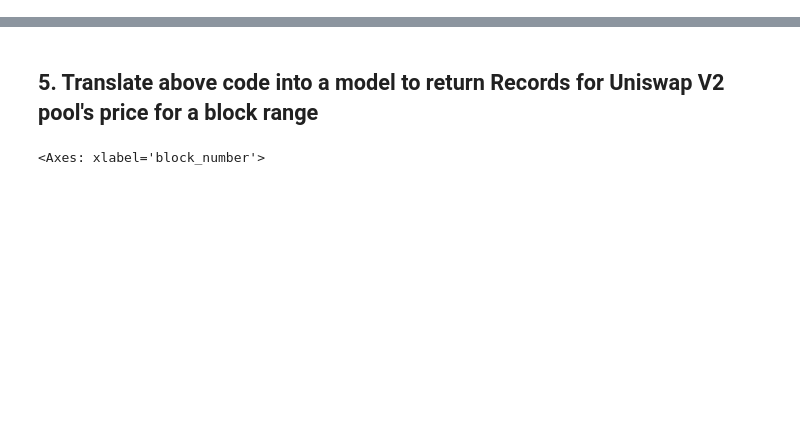
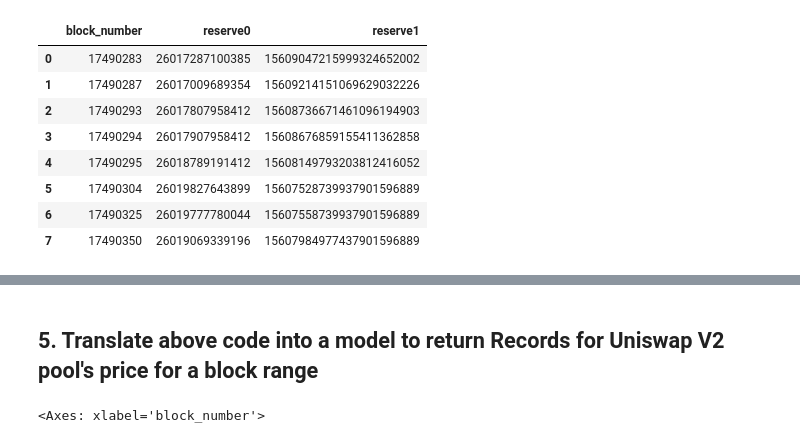
Before and after one commit to credmark/credmark-models-notebook, a Jupyter notebook: workshop/price_more.ipynb, the cells around one changed output, grey strips where cells are left out. Drawn from its saved outputs; the diff is of its cells as text; code cells hidden in the pictures; blank space fills up the shorter version.

```diff
--- a/workshop/price_more.ipynb
+++ b/workshop/price_more.ipynb
@@ -37,3 +38,15 @@ class UniswapV2Reserve(Model):
 # We can save this as a file in the models/ directory of credmark-models-py to load it
 # Here we directly load it from the definition, with this way, it can only be used in this notebook.
 context.add_model(UniswapV2Reserve)
+# %%
+eth_usdc_pool = Contract('0xB4e16d0168e52d35CaCD2c6185b44281Ec28C9Dc')
+
+token0_addr = eth_usdc_pool.functions.token0().call()
+token1_addr = eth_usdc_pool.functions.token1().call()
+
+# The addresses of two tokens
+print((token0_addr, token1_addr))
+
+# Know what these tokens are actually are
+token0 = Token(token0_addr)
+token1 = Token(token1_addr)
@@ -39,0 +55,32 @@ context.add_model(UniswapV2Reserve)
+# %%
+# Our ETL process could lag from the current block number, we will fetch events after the last block number from data.
+import pandas as pd
+
+with eth_usdc_pool.ledger.events.Sync as q:
+    df = q.select(columns=q.columns,
+                  where=q.BLOCK_NUMBER.ge(context.block_number-1000),
+                  order_by=q.BLOCK_NUMBER.comma_(q.LOG_INDEX)).to_dataframe()
+
+
+# fetch events directly from node
+df_post_events = (pd.DataFrame(eth_usdc_pool.fetch_events(
+    eth_usdc_pool.events.Sync,
+    from_block=(
+        (int(df.loc[df.shape[0]-1, 'block_number']) + 1)
+        if not df.empty
+        else context.block_number-input.block_range),
+    to_block=context.block_number))
+    .loc[:, ['blockNumber', 'reserve0', 'reserve1']]
+    .rename(columns={'blockNumber': 'block_number'}))
+
+display(df_post_events)
+# %% [output]
+|  | block_number | reserve0 | reserve1 |
+| 0 | 17490283 | 26017287100385 | 15609047215999324652002 |
+| 1 | 17490287 | 26017009689354 | 15609214151069629032226 |
+| 2 | 17490293 | 26017807958412 | 15608736671461096194903 |
+| 3 | 17490294 | 26017907958412 | 15608676859155411362858 |
+| 4 | 17490295 | 26018789191412 | 15608149793203812416052 |
+| 5 | 17490304 | 26019827643899 | 15607528739937901596889 |
+| 6 | 17490325 | 26019777780044 | 15607558739937901596889 |
+| 7 | 17490350 | 26019069339196 | 15607984977437901596889 |
```
Also changed, not shown: parts of 5 cells of this notebook, 1 other file.
